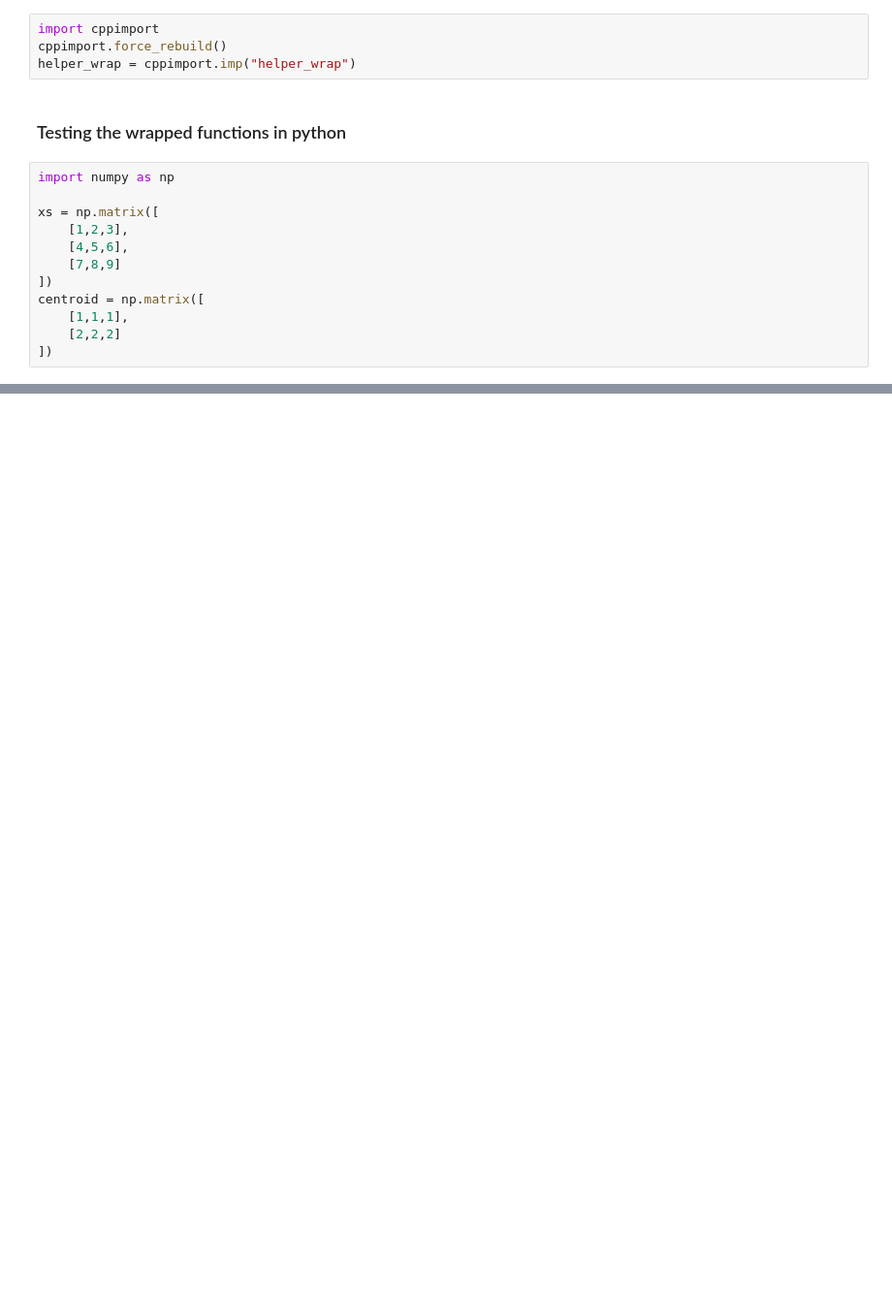
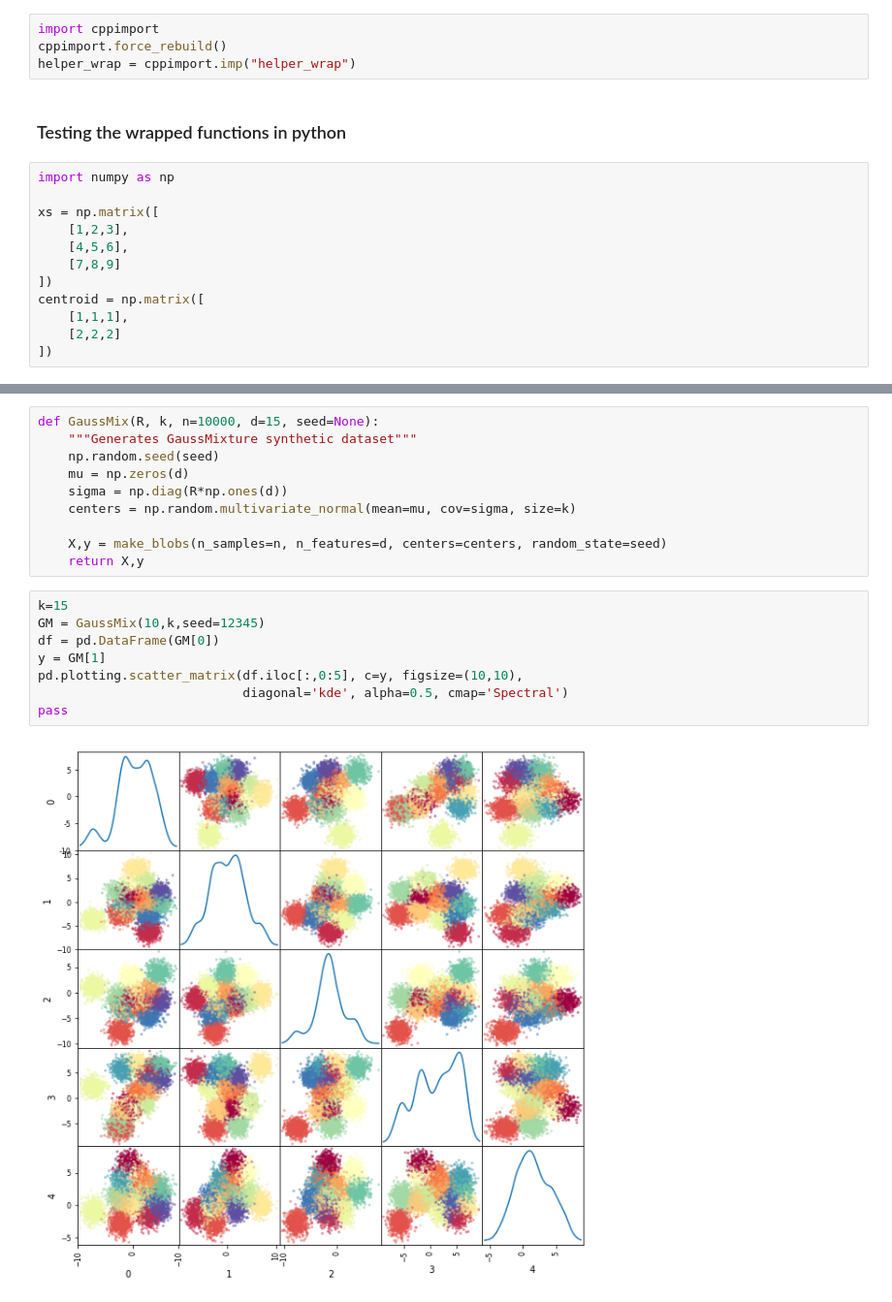
Before and after one commit to Rykilla/STA663_SPRING2018_PROJECT, a Jupyter notebook: k-means++ C++.ipynb, the cells around one changed output, grey strips where cells are left out. Shown at 97% size. Cells and saved outputs as stored; diff of their text form; blank space fills up the shorter version.

```diff
--- a/k-means++ C++.ipynb
+++ b/k-means++ C++.ipynb
@@ -286,0 +277,20 @@ PYBIND11_MODULE(wrap, m) {
+# %%
+def GaussMix(R, k, n=10000, d=15, seed=None):
+    """Generates GaussMixture synthetic dataset"""
+    np.random.seed(seed)
+    mu = np.zeros(d)
+    sigma = np.diag(R*np.ones(d))
+    centers = np.random.multivariate_normal(mean=mu, cov=sigma, size=k)
+
+    X,y = make_blobs(n_samples=n, n_features=d, centers=centers, random_state=seed)
+    return X,y
+# %%
+k=15
+GM = GaussMix(10,k,seed=12345)
+df = pd.DataFrame(GM[0])
+y = GM[1]
+pd.plotting.scatter_matrix(df.iloc[:,0:5], c=y, figsize=(10,10),
+                           diagonal='kde', alpha=0.5, cmap='Spectral')
+pass
+# %% [output]
+[figure, added]
```
Also changed, not shown: parts of 33 cells of this notebook.
